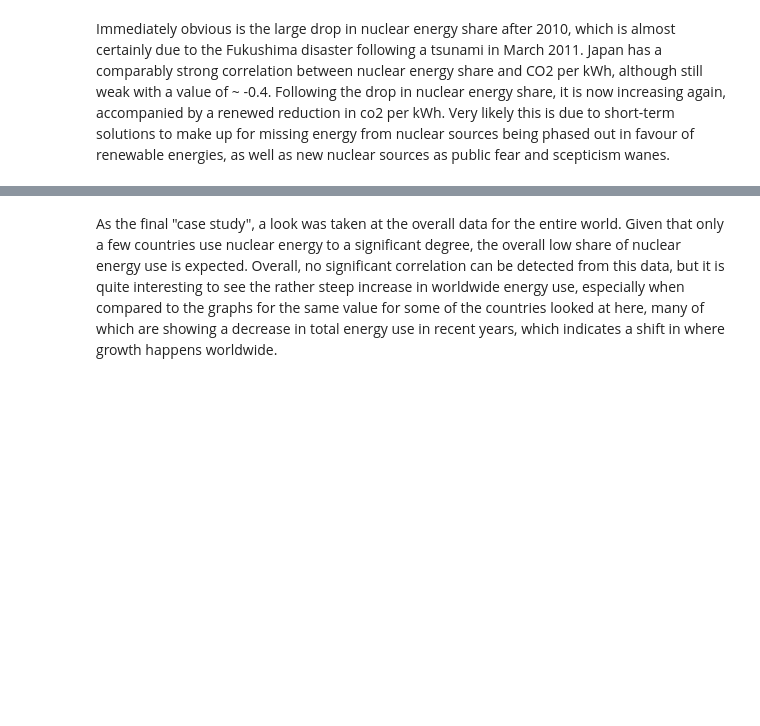
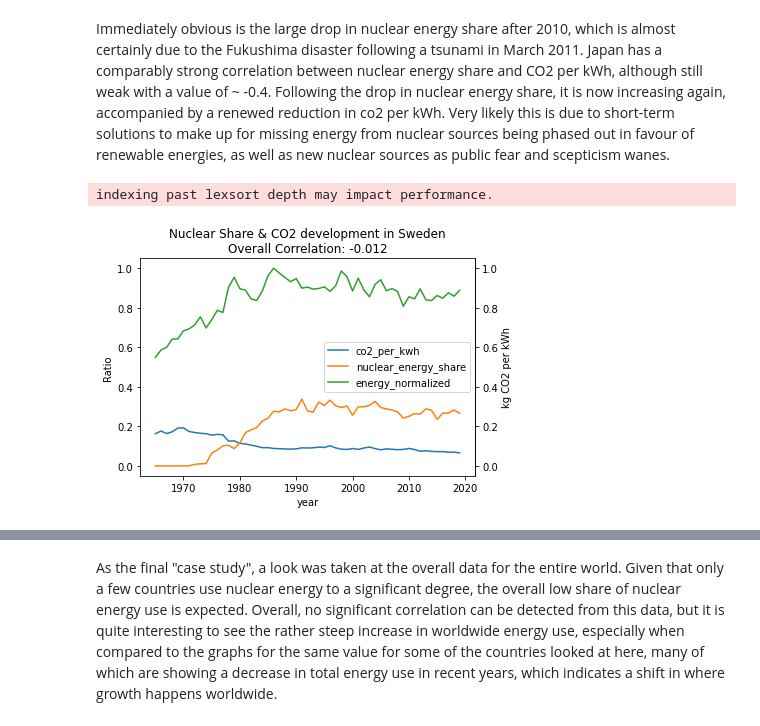
Before and after one commit to Molybdenum42/DOPP_Exercise3, a Jupyter notebook: submission_ready/exercise3_complete.ipynb, the cells around one changed output, grey strips where cells are left out. Cells and saved outputs as stored; diff of their text form; code cells hidden in the pictures; blank space fills up the shorter version.

```diff
--- a/submission_ready/exercise3_complete.ipynb
+++ b/submission_ready/exercise3_complete.ipynb
@@ -994,2 +1059,8 @@ make_country_plots(("JPN"))
 # %% [markdown]
 Immediately obvious is the large drop in nuclear energy share after 2010, which is almost certainly due to the Fukushima disaster following a tsunami in March 2011. Japan has a comparably strong correlation between nuclear energy share and CO2 per kWh, although still weak with a value of ~ -0.4. Following the drop in nuclear energy share, it is now increasing again, accompanied by a renewed reduction in co2 per kWh. Very likely this is due to short-term solutions to make up for missing energy from nuclear sources being phased out in favour of renewable energies, as well as new nuclear sources as public fear and scepticism wanes.
+# %%
+# case study: Sweden
+make_country_plots("SWE")
+# %% [output]
+indexing past lexsort depth may impact performance.
+[figure, added]
```
Also changed, not shown: parts of 48 cells of this notebook.
